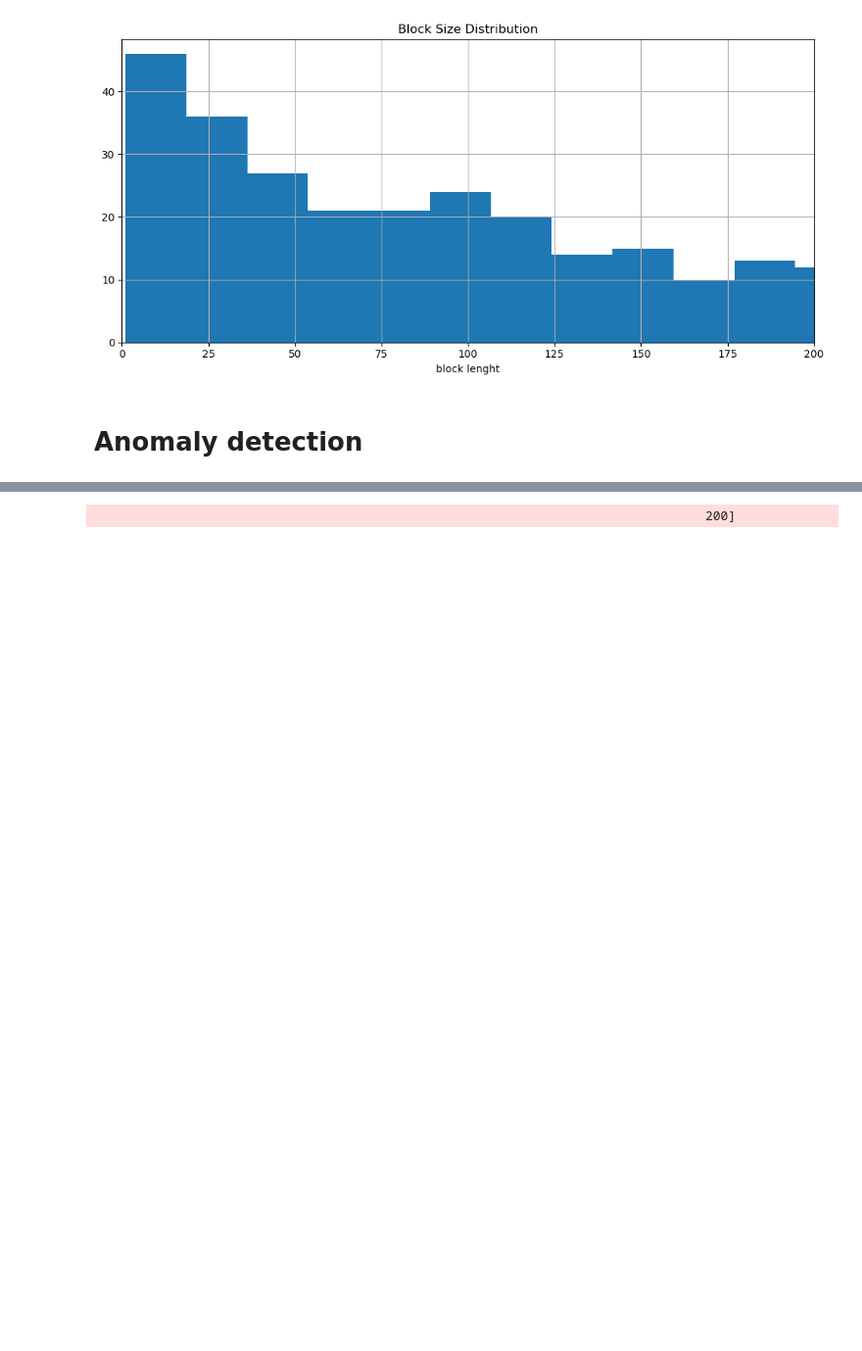
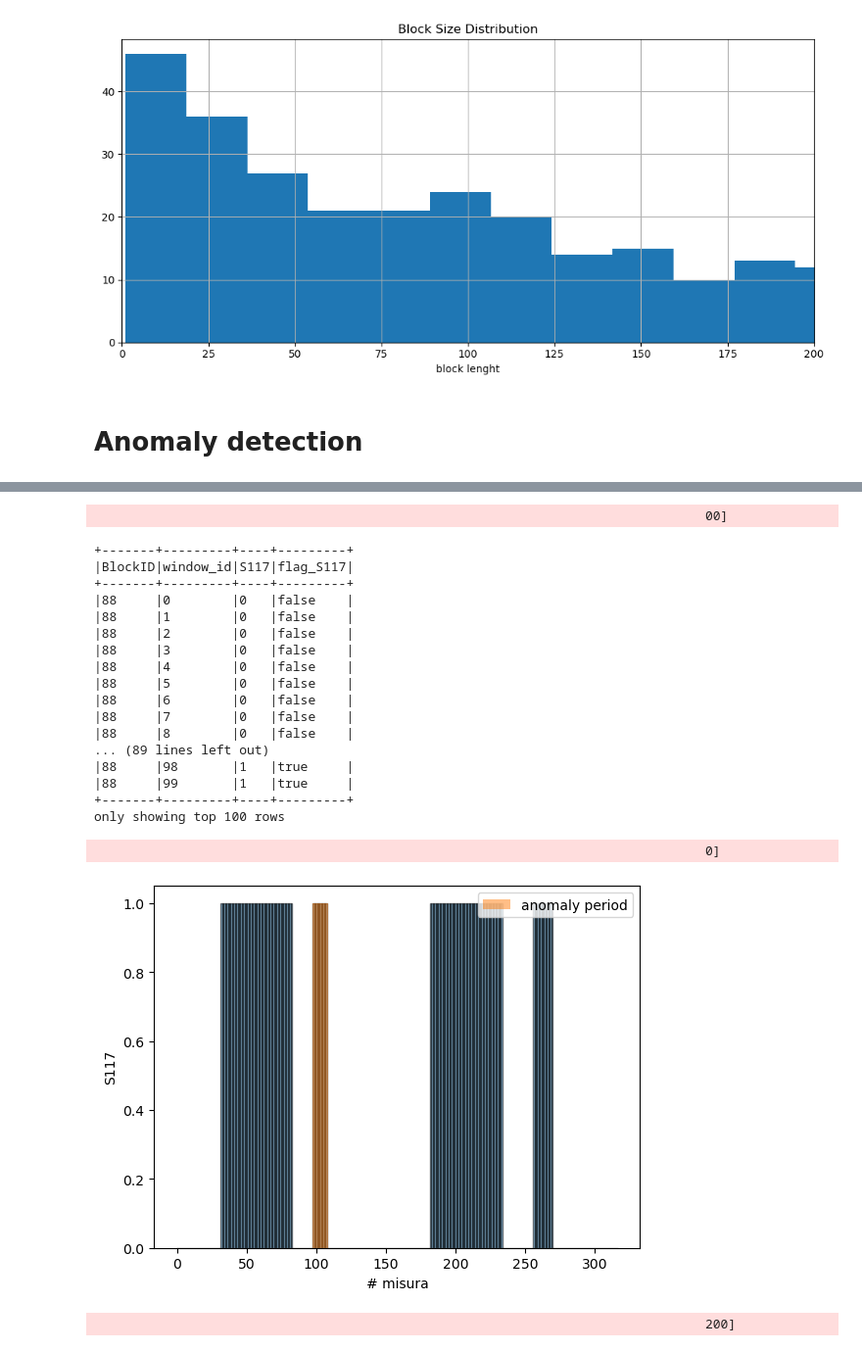
Before and after one commit to RaffaeleSabatini/MAPD2025_proj3, a Jupyter notebook: main.ipynb, the cells around one changed output, grey strips where cells are left out. Shown at 98% size. Drawn from its saved outputs; the diff is of its cells as text; code cells hidden in the pictures; blank space fills up the shorter version.

```diff
--- a/main.ipynb
+++ b/main.ipynb
@@ -867,3 +983,26 @@ Py4JJavaError: An error occurred while calling o14401.showString.
+# %%
+inspect_anomalies(df_anomalies, 'S117', 88)
+# %% [output]
+                                                                                00]
++-------+---------+----+---------+
+|BlockID|window_id|S117|flag_S117|
++-------+---------+----+---------+
+|88     |0        |0   |false    |
+|88     |1        |0   |false    |
+|88     |2        |0   |false    |
+|88     |3        |0   |false    |
+|88     |4        |0   |false    |
+|88     |5        |0   |false    |
+|88     |6        |0   |false    |
+|88     |7        |0   |false    |
+|88     |8        |0   |false    |
+... (89 lines left out)
+|88     |98       |1   |true     |
+|88     |99       |1   |true     |
++-------+---------+----+---------+
+only showing top 100 rows
+                                                                                0]
+[figure, added]
 # %%
 df_anomalies = df_anomalies.withColumn(
     "flag_anomaly",
```
Also changed, not shown: parts of 12 cells of this notebook.
